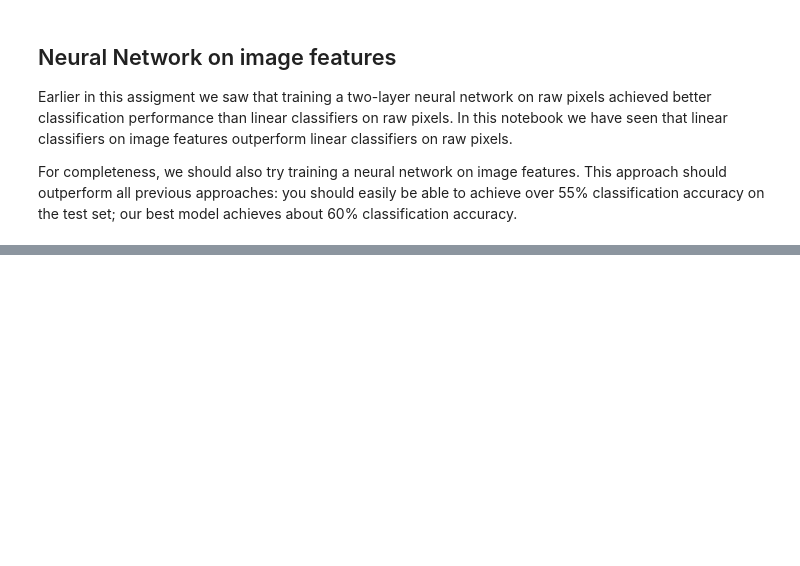
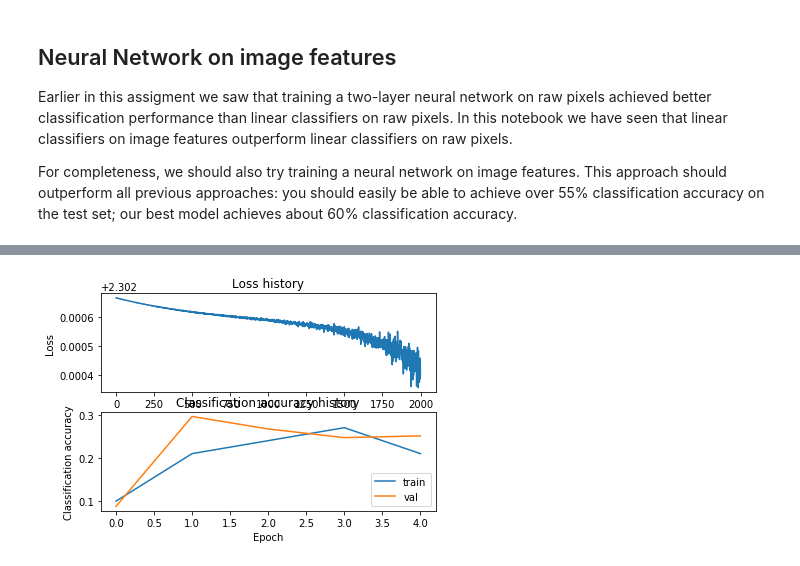
Before and after one commit to John-tsy/assignment1, a Jupyter notebook: features.ipynb, the cells around one changed output, grey strips where cells are left out. Drawn from its saved outputs; the diff is of its cells as text; code cells hidden in the pictures; blank space fills up the shorter version.

Commit message:
all finished
finish the two_layer_net and features

```diff
--- a/features.ipynb
+++ b/features.ipynb
@@ -186,8 +241,9 @@ input_dim = X_train_feats.shape[1]
 hidden_dim = 500
 num_classes = 10
 
-net = TwoLayerNet(input_dim, hidden_dim, num_classes)
+# net = TwoLayerNet(input_dim, hidden_dim, num_classes)
 best_net = None
+best_acc = -1
 
 ################################################################################
 # TODO: Train a two-layer neural network on image features. You may want to    #
@@ -196,6 +252,18 @@ best_net = None
 ################################################################################
 # *****START OF YOUR CODE (DO NOT DELETE/MODIFY THIS LINE)*****
 
-pass
+for bs in [400]:
+    for lr in [1e-5]:
+#         for hidden_size in [500,700,900,1100]:
+#             for reg in [0.25,0.5]:
+        net = TwoLayerNet(input_dim, hidden_dim, num_classes)
+        stats = net.train(X_train_feats, y_train, X_val_feats, y_val,num_iters=10000, batch_size=bs,learning_rate=lr,
+                          learning_rate_decay=0.95,reg=0.5, verbose=True)
+        val_acc = np.mean(net.predict(X_val_feats)==y_val)
+        train_acc = np.mean(net.predict(X_train_feats)==y_train)
+        print("batch_size=%d,lr=%f,hidden_size=%d,reg=%f,train_acc=%f,val_acc=%f"%(bs,lr,hidden_dim,0.5,train_acc,val_acc))
+        if val_acc>best_acc:
+            best_acc = val_acc
+            best_net = net
 
 # *****END OF YOUR CODE (DO NOT DELETE/MODIFY THIS LINE)*****
@@ -207,0 +297,18 @@ print(test_acc)
+# %%
+# Plot the loss function and train / validation accuracies
+plt.subplot(2, 1, 1)
+plt.plot(stats['loss_history'])
+plt.title('Loss history')
+plt.xlabel('Iteration')
+plt.ylabel('Loss')
+
+plt.subplot(2, 1, 2)
+plt.plot(stats['train_acc_history'], label='train')
+plt.plot(stats['val_acc_history'], label='val')
+plt.title('Classification accuracy history')
+plt.xlabel('Epoch')
+plt.ylabel('Classification accuracy')
+plt.legend()
+plt.show()
+# %% [output]
+[figure, added]
```
Also changed, not shown: parts of 8 cells of this notebook, 1 other file.
